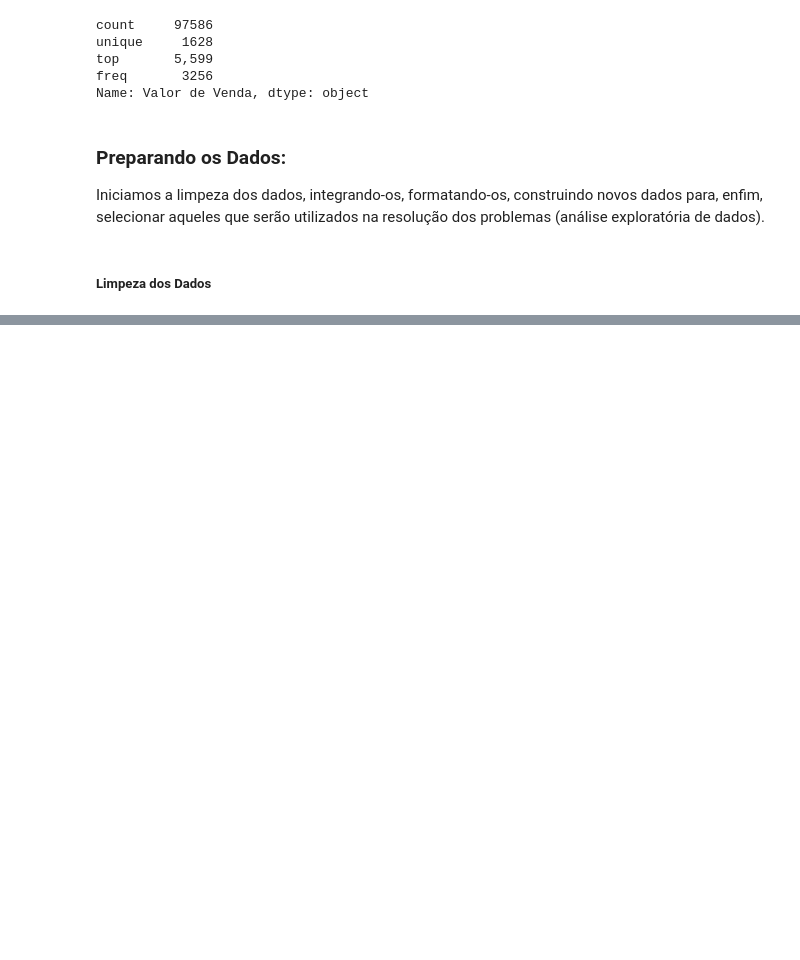
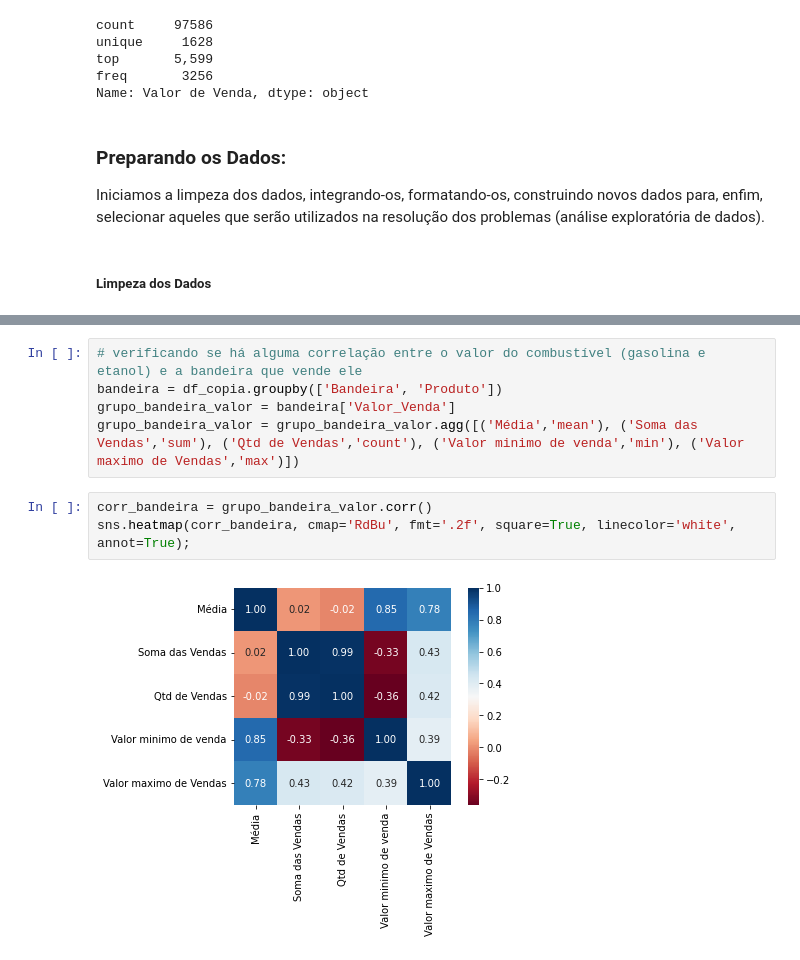
Before and after one commit to LeGuigs/Projeto_M4_DA, a Jupyter notebook: Notebook_Projeto_M4_Grupo4_ANP.ipynb, the cells around one changed output, grey strips where cells are left out. Cells and saved outputs as stored; diff of their text form; blank space fills up the shorter version.

```diff
--- a/Notebook_Projeto_M4_Grupo4_ANP.ipynb
+++ b/Notebook_Projeto_M4_Grupo4_ANP.ipynb
@@ -241,0 +631,10 @@ df_copia
+# %%
+# verificando se há alguma correlação entre o valor do combustível (gasolina e etanol) e a bandeira que vende ele
+bandeira = df_copia.groupby(['Bandeira', 'Produto'])
+grupo_bandeira_valor = bandeira['Valor_Venda']
+grupo_bandeira_valor = grupo_bandeira_valor.agg([('Média','mean'), ('Soma das Vendas','sum'), ('Qtd de Vendas','count'), ('Valor minimo de venda','min'), ('Valor maximo de Vendas','max')])
+# %%
+corr_bandeira = grupo_bandeira_valor.corr()
+sns.heatmap(corr_bandeira, cmap='RdBu', fmt='.2f', square=True, linecolor='white', annot=True);
+# %% [output]
+[figure, added]
```
Also changed, not shown: parts of 33 cells of this notebook.
